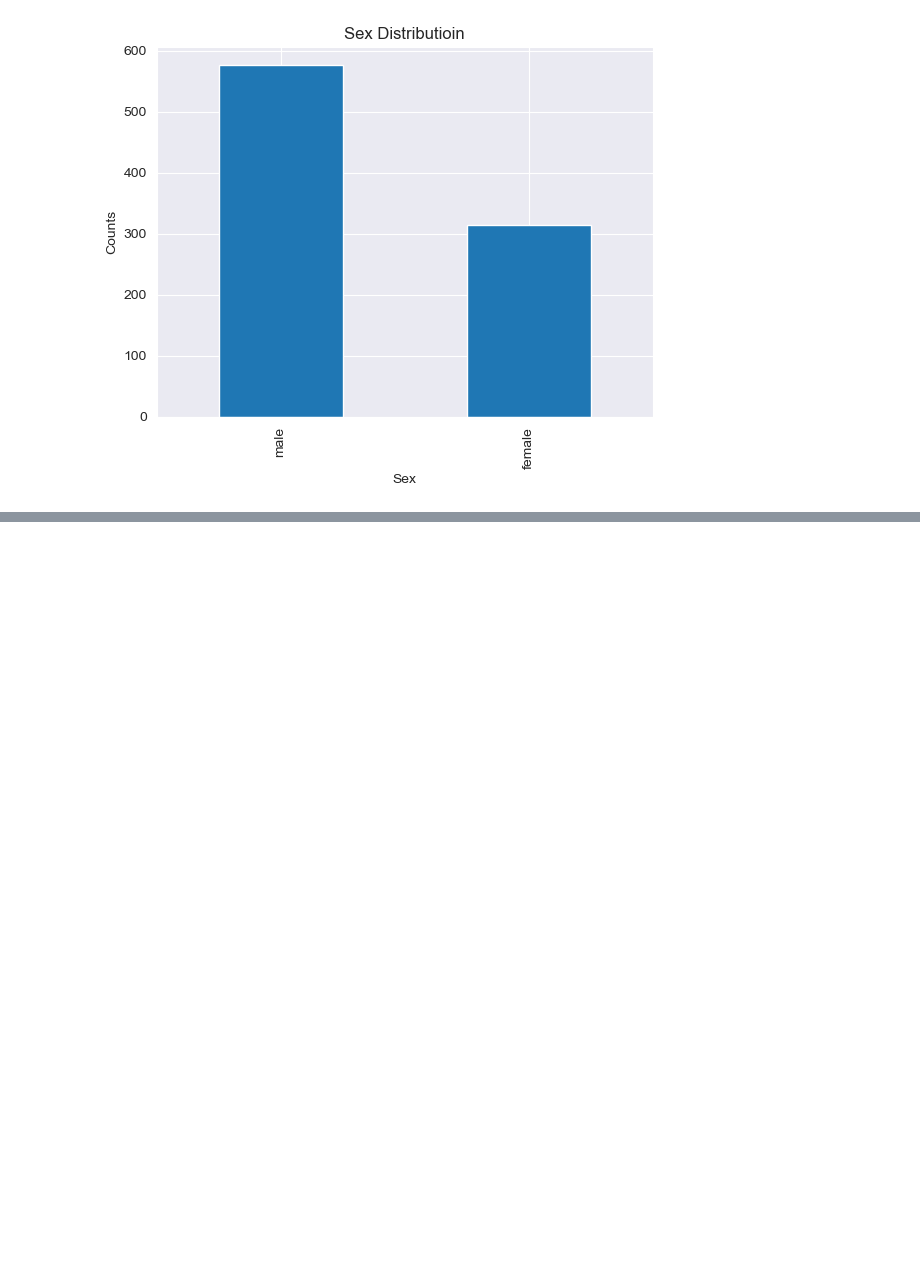
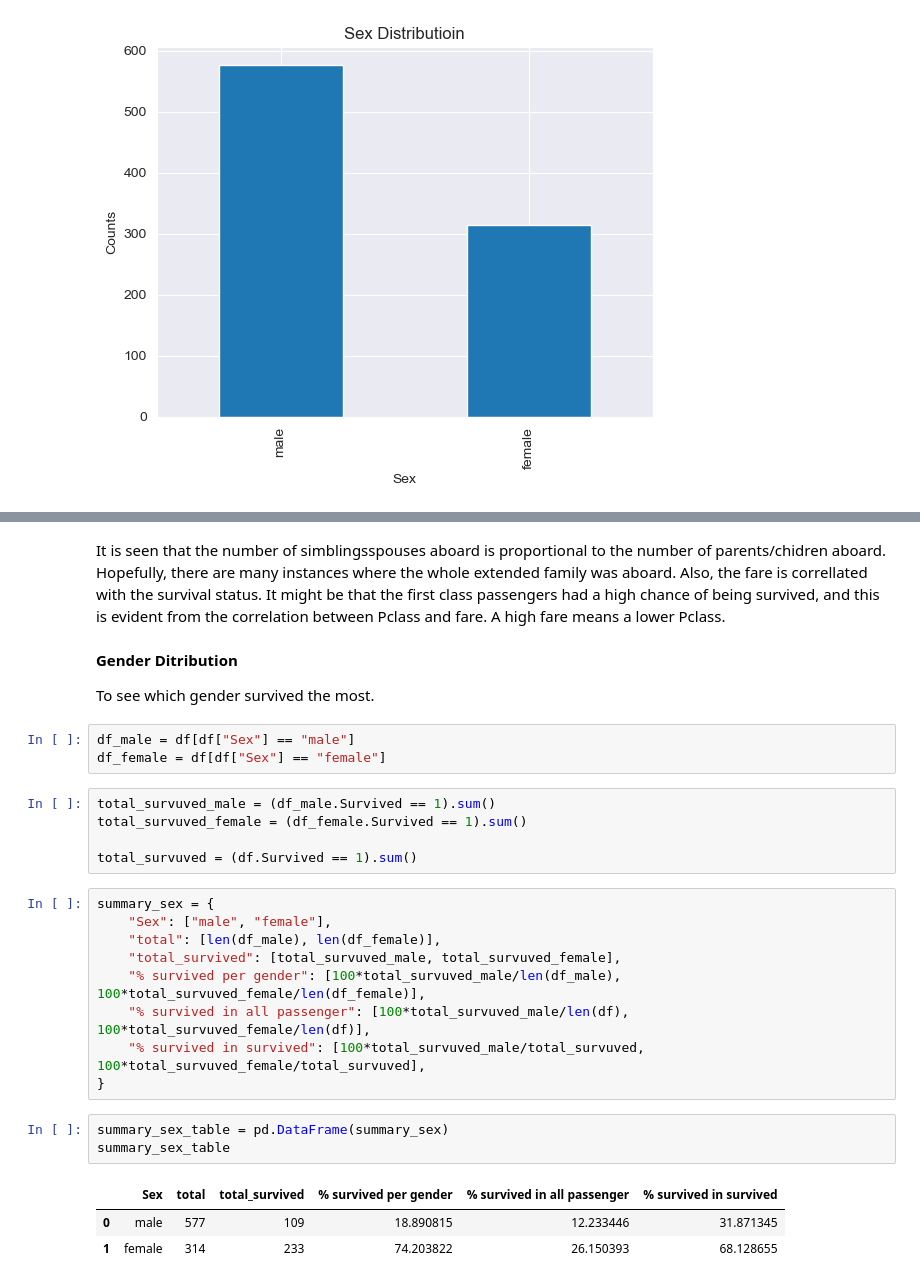
Before and after one commit to muyiwa-obadara/CODSOFT, a Jupyter notebook: titanic/titabic.ipynb, the cells around one changed output, grey strips where cells are left out. Drawn from its saved outputs; the diff is of its cells as text; blank space fills up the shorter version.

```diff
--- a/titanic/titabic.ipynb
+++ b/titanic/titabic.ipynb
@@ -118,0 +134,30 @@ plt.show()
+# %% [markdown]
+It is seen that the number of simblingsspouses aboard is proportional to the number of parents/chidren aboard. Hopefully, there are many instances where the whole extended family was aboard. Also, the fare is correllated with the survival status. It might be that the first class passengers had a high chance of being survived, and this is evident from the correlation between Pclass and fare. A high fare means a lower Pclass.
+# %% [markdown]
+**Gender Ditribution**
+
+To see which gender survived the most.
+# %%
+df_male = df[df["Sex"] == "male"]
+df_female = df[df["Sex"] == "female"]
+# %%
+total_survuved_male = (df_male.Survived == 1).sum()
+total_survuved_female = (df_female.Survived == 1).sum()
+
+total_survuved = (df.Survived == 1).sum()
+# %%
+summary_sex = {
+    "Sex": ["male", "female"],
+    "total": [len(df_male), len(df_female)],
+    "total_survived": [total_survuved_male, total_survuved_female],
+    "% survived per gender": [100*total_survuved_male/len(df_male), 100*total_survuved_female/len(df_female)],
+    "% survived in all passenger": [100*total_survuved_male/len(df), 100*total_survuved_female/len(df)],
+    "% survived in survived": [100*total_survuved_male/total_survuved, 100*total_survuved_female/total_survuved],
+}
+# %%
+summary_sex_table = pd.DataFrame(summary_sex)
+summary_sex_table
+# %% [output]
+|  | Sex | total | total_survived | % survived per gender | % survived in all passenger | % survived in survived |
+| 0 | male | 577 | 109 | 18.890815 | 12.233446 | 31.871345 |
+| 1 | female | 314 | 233 | 74.203822 | 26.150393 | 68.128655 |
```
Also changed, not shown: parts of 6 cells of this notebook.
